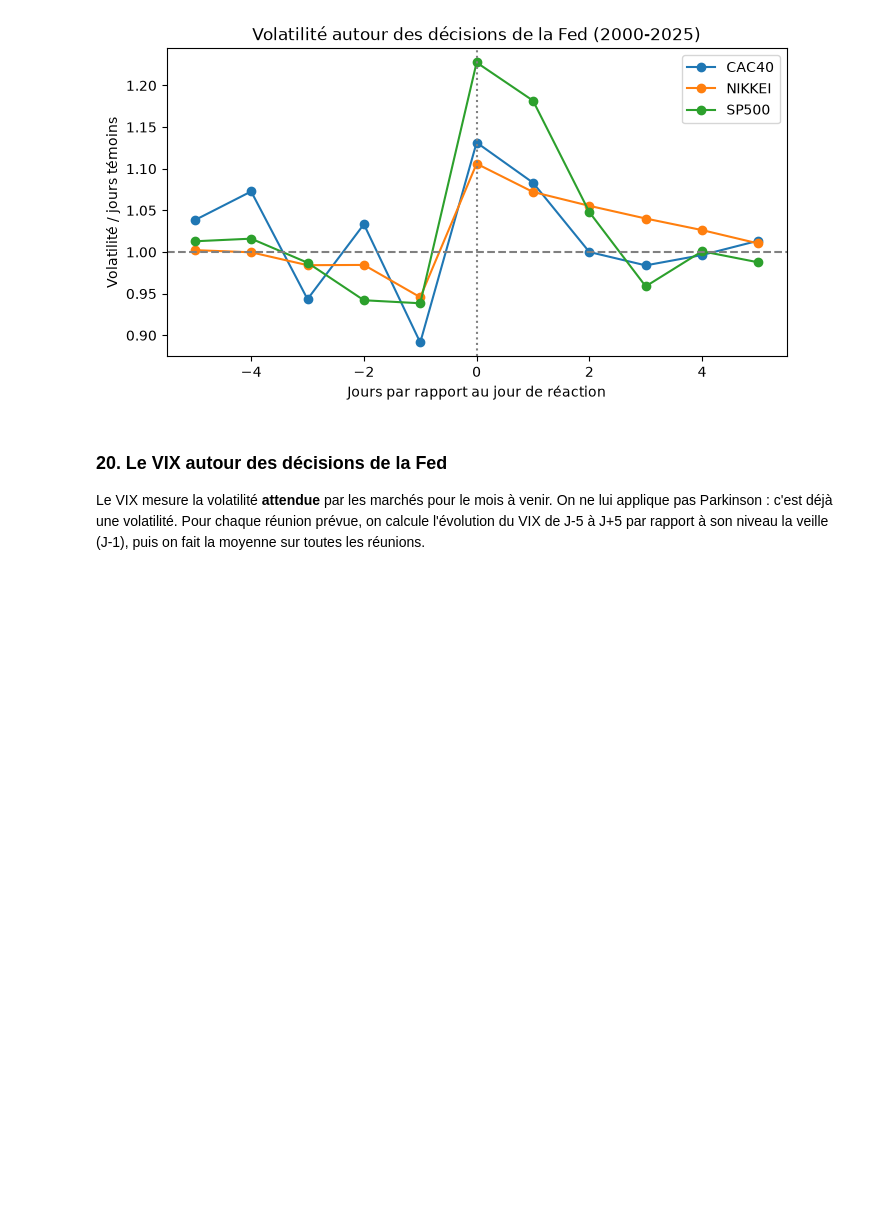
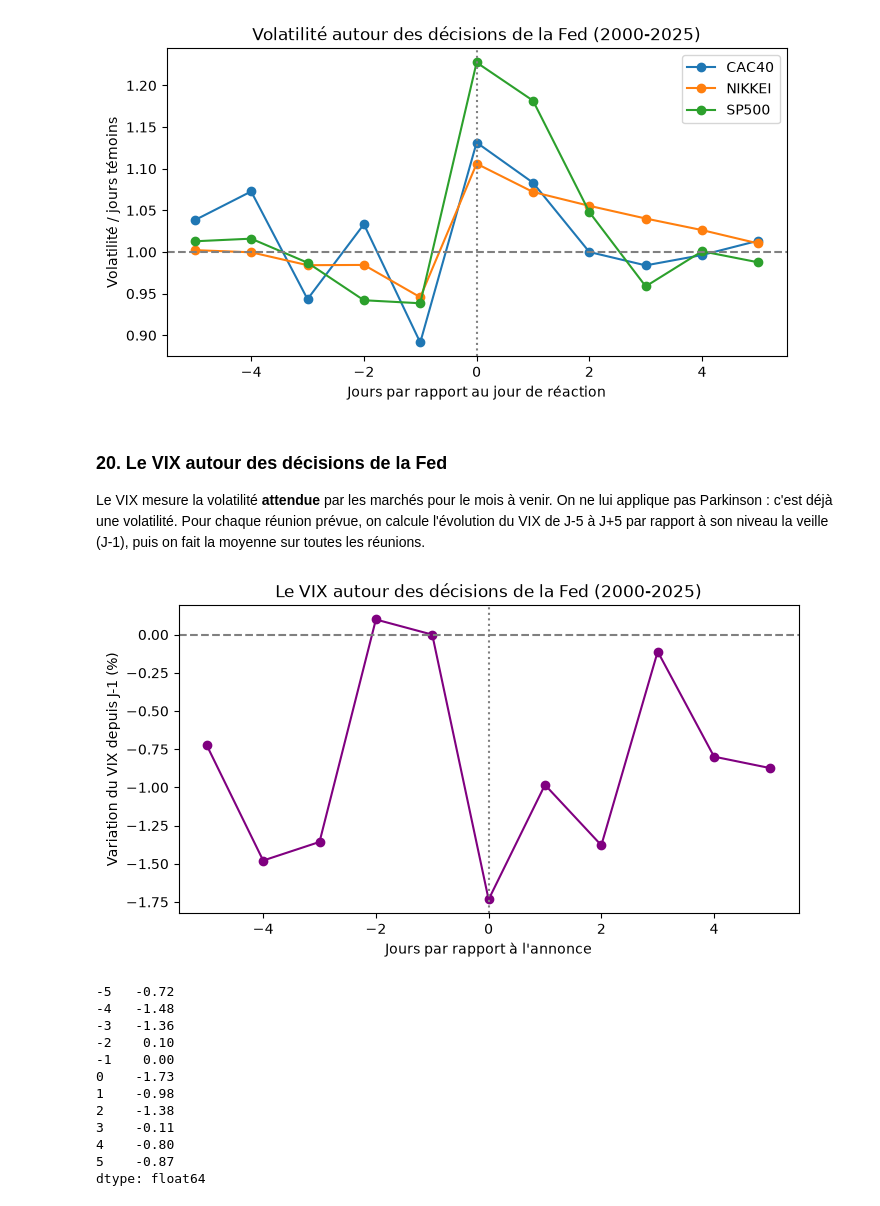
Before and after one commit to Aldm765/Ensae-projet-python-2026, a Jupyter notebook: brouillons/fed.ipynb, the cells around one changed output. Cells and saved outputs as stored; diff of their text form; code cells hidden in the pictures; blank space fills up the shorter version.

Commit message:
FED : Fin de la cellule VIX Graphe

```diff
--- a/brouillons/fed.ipynb
+++ b/brouillons/fed.ipynb
@@ -478,13 +478,39 @@ Le VIX mesure la volatilité **attendue** par les marchés pour le mois à venir
 # %%
 vix = charger_prix("VIX")["close"]
 
 evolutions = []
 for date in dates_prevues:
     p = vix.index.searchsorted(date)
     if p < 5 or p > len(vix) - 6:
         continue
     veille = vix.iloc[p - 1]
     ligne = []
     for k in range(-5, 6):
         ligne.append((vix.iloc[p + k] / veille - 1) * 100)
     evolutions.append(ligne)
+
+vix_moyen = pd.DataFrame(evolutions, columns=range(-5, 6)).mean()
+
+fig, ax = plt.subplots(figsize=(8, 4))
+ax.plot(vix_moyen.index, vix_moyen.values, marker="o", color="purple")
+ax.axhline(0, color="grey", linestyle="--")
+ax.axvline(0, color="grey", linestyle=":")
+ax.set(xlabel="Jours par rapport à l'annonce",
+       ylabel="Variation du VIX depuis J-1 (%)",
+       title="Le VIX autour des décisions de la Fed (2000-2025)")
+plt.show()
+vix_moyen.round(2)
+# %% [output]
+[figure, added]
+-5   -0.72
+-4   -1.48
+-3   -1.36
+-2    0.10
+-1    0.00
+0    -1.73
+1    -0.98
+2    -1.38
+3    -0.11
+4    -0.80
+5    -0.87
+dtype: float64
```
